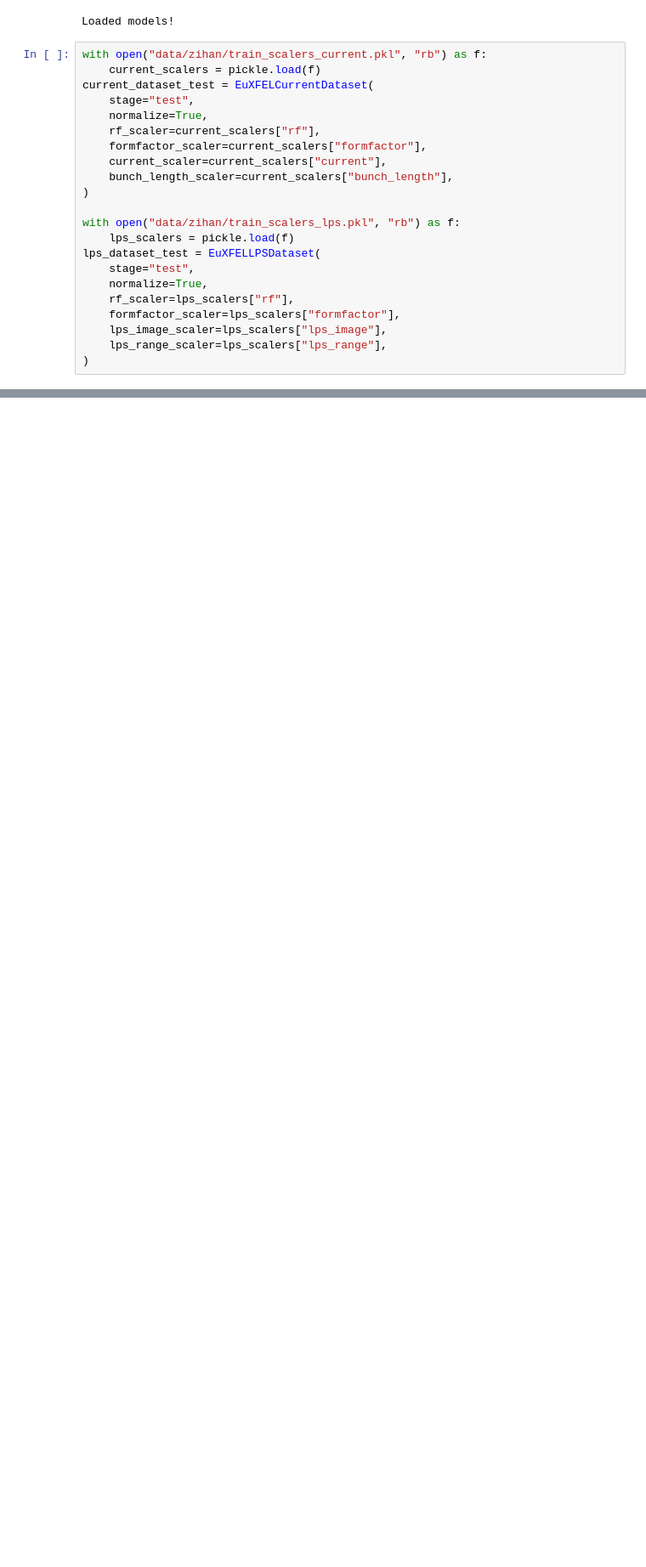
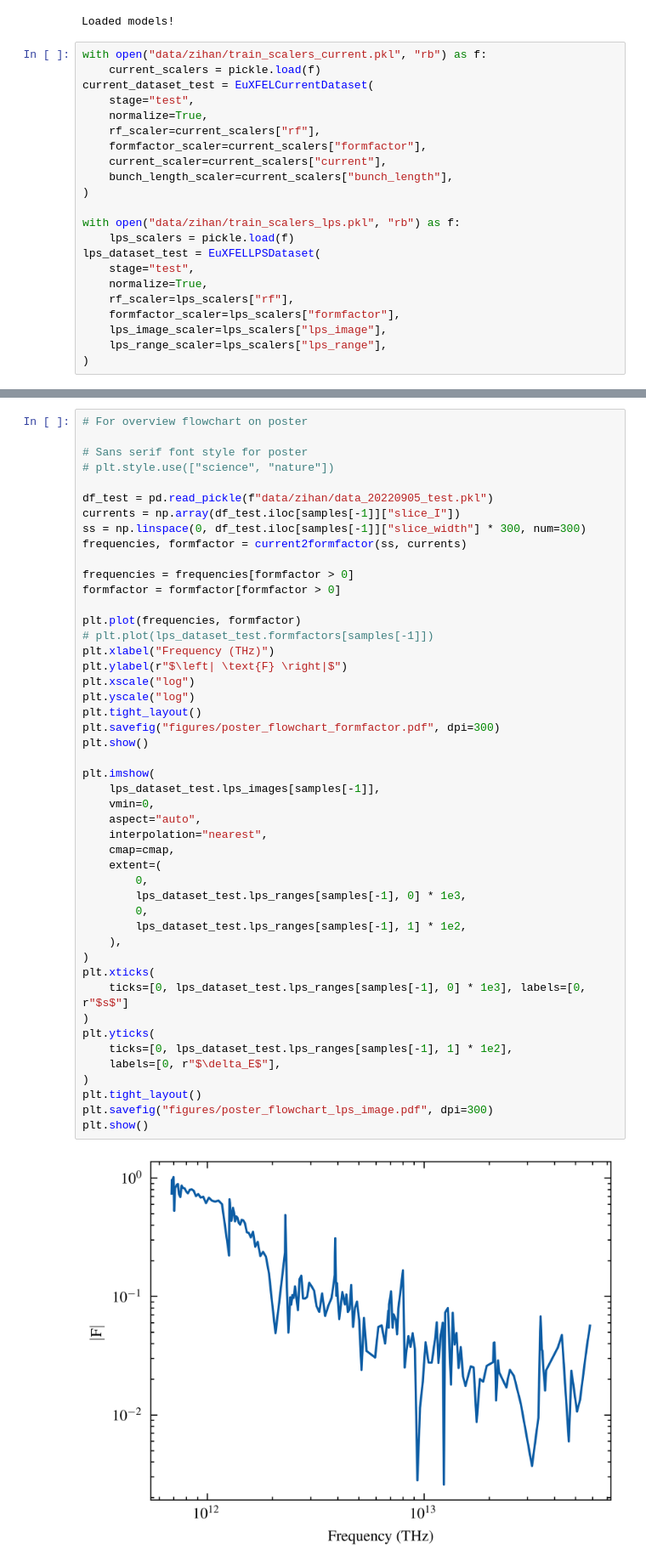
Before and after one commit to jank324/spectral-vd-euxfel, a Jupyter notebook: figures.ipynb, the cells around one changed output, grey strips where cells are left out. Shown at 85% size. Cells and saved outputs as stored; diff of their text form; blank space fills up the shorter version.

```diff
--- a/figures.ipynb
+++ b/figures.ipynb
@@ -205,0 +234,49 @@ plt.show()
+# %%
+# For overview flowchart on poster
+
+# Sans serif font style for poster
+# plt.style.use(["science", "nature"])
+
+df_test = pd.read_pickle(f"data/zihan/data_20220905_test.pkl")
+currents = np.array(df_test.iloc[samples[-1]]["slice_I"])
+ss = np.linspace(0, df_test.iloc[samples[-1]]["slice_width"] * 300, num=300)
+frequencies, formfactor = current2formfactor(ss, currents)
+
+frequencies = frequencies[formfactor > 0]
+formfactor = formfactor[formfactor > 0]
+
+plt.plot(frequencies, formfactor)
+# plt.plot(lps_dataset_test.formfactors[samples[-1]])
+plt.xlabel("Frequency (THz)")
+plt.ylabel(r"$\left| \text{F} \right|$")
+plt.xscale("log")
+plt.yscale("log")
+plt.tight_layout()
+plt.savefig("figures/poster_flowchart_formfactor.pdf", dpi=300)
+plt.show()
+
+plt.imshow(
+    lps_dataset_test.lps_images[samples[-1]],
+    vmin=0,
+    aspect="auto",
+    interpolation="nearest",
+    cmap=cmap,
+    extent=(
+        0,
+        lps_dataset_test.lps_ranges[samples[-1], 0] * 1e3,
+        0,
+        lps_dataset_test.lps_ranges[samples[-1], 1] * 1e2,
+    ),
+)
+plt.xticks(
+    ticks=[0, lps_dataset_test.lps_ranges[samples[-1], 0] * 1e3], labels=[0, r"$s$"]
+)
+plt.yticks(
+    ticks=[0, lps_dataset_test.lps_ranges[samples[-1], 1] * 1e2],
+    labels=[0, r"$\delta_E$"],
+)
+plt.tight_layout()
+plt.savefig("figures/poster_flowchart_lps_image.pdf", dpi=300)
+plt.show()
+# %% [output]
+[figure, added]
```
Also changed, not shown: parts of 5 cells of this notebook.
